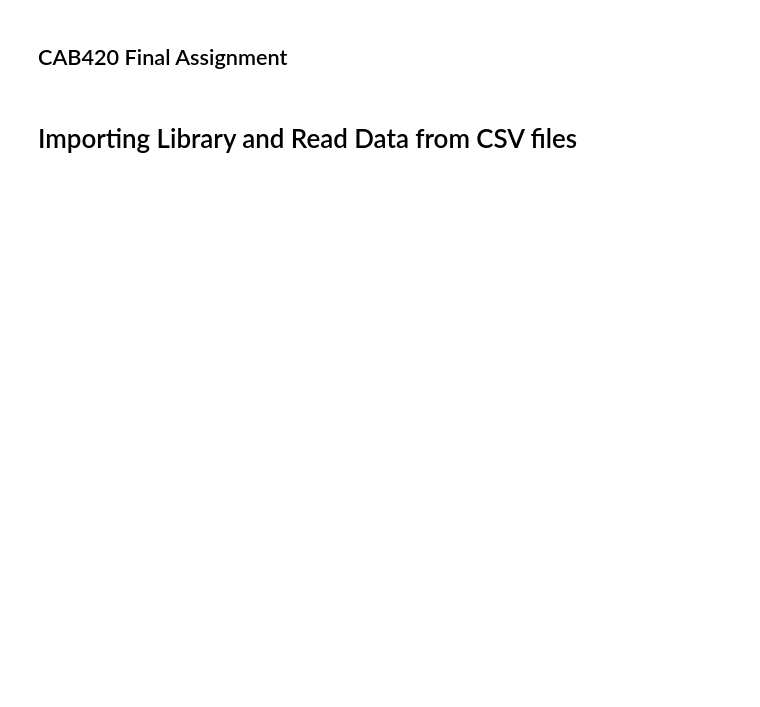
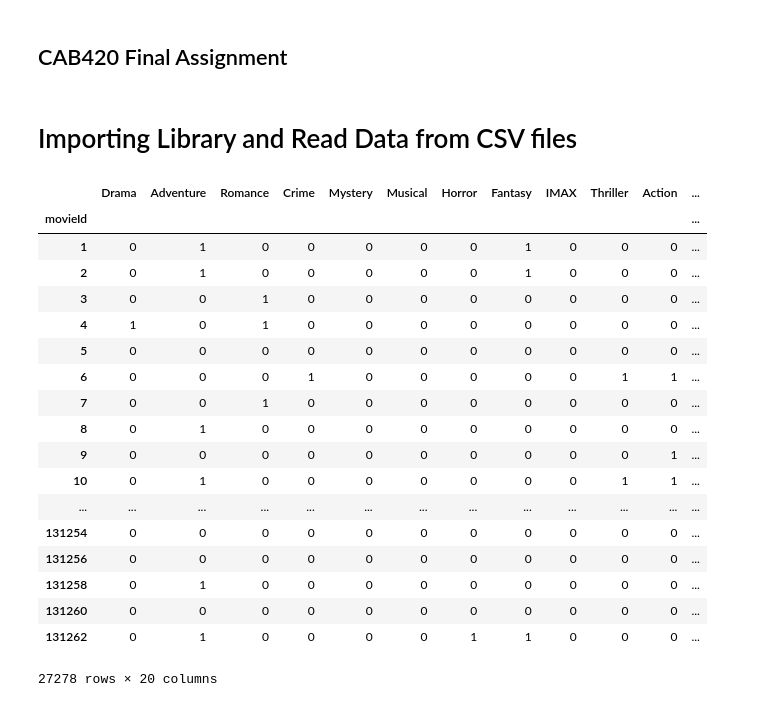
Before and after one commit to Ericlkl/Movie-Rating-Prediction, a Jupyter notebook: Assignment.ipynb, the cells around one changed output. Drawn from its saved outputs; the diff is of its cells as text; code cells hidden in the pictures; blank space fills up the shorter version.

```diff
--- a/Assignment.ipynb
+++ b/Assignment.ipynb
@@ -41,9 +40,35 @@ def get_all_genres():
 # %%
 # Add the dummy data back to the dataset
 for genre in get_all_genres():
     movies_dataset[genre] = genresDummy[genre]
 
+# Cannot use year as parameter because in movie 3xxxx there is a movie does not have years
+# movies_dataset["year"] = movies_dataset["title"].str.extract(r"\(([0-9]+)\)").astype(dtype=np.int)
+
+
 # Filtering duplicate values in the MovieGenre list
 movies_dataset = movies_dataset.drop(columns=['genres', 'title'], axis=1)
+
+movies_dataset
+# %% [output]
+|  | Drama | Adventure | Romance | Crime | Mystery | Musical | Horror | Fantasy | IMAX | Thriller | Action | ... |
+| movieId |  |  |  |  |  |  |  |  |  |  |  | ... |
+| 1 | 0 | 1 | 0 | 0 | 0 | 0 | 0 | 1 | 0 | 0 | 0 | ... |
+| 2 | 0 | 1 | 0 | 0 | 0 | 0 | 0 | 1 | 0 | 0 | 0 | ... |
+| 3 | 0 | 0 | 1 | 0 | 0 | 0 | 0 | 0 | 0 | 0 | 0 | ... |
+| 4 | 1 | 0 | 1 | 0 | 0 | 0 | 0 | 0 | 0 | 0 | 0 | ... |
+| 5 | 0 | 0 | 0 | 0 | 0 | 0 | 0 | 0 | 0 | 0 | 0 | ... |
+| 6 | 0 | 0 | 0 | 1 | 0 | 0 | 0 | 0 | 0 | 1 | 1 | ... |
+| 7 | 0 | 0 | 1 | 0 | 0 | 0 | 0 | 0 | 0 | 0 | 0 | ... |
+| 8 | 0 | 1 | 0 | 0 | 0 | 0 | 0 | 0 | 0 | 0 | 0 | ... |
+| 9 | 0 | 0 | 0 | 0 | 0 | 0 | 0 | 0 | 0 | 0 | 1 | ... |
+| 10 | 0 | 1 | 0 | 0 | 0 | 0 | 0 | 0 | 0 | 1 | 1 | ... |
+| ... | ... | ... | ... | ... | ... | ... | ... | ... | ... | ... | ... | ... |
+| 131254 | 0 | 0 | 0 | 0 | 0 | 0 | 0 | 0 | 0 | 0 | 0 | ... |
+| 131256 | 0 | 0 | 0 | 0 | 0 | 0 | 0 | 0 | 0 | 0 | 0 | ... |
+| 131258 | 0 | 1 | 0 | 0 | 0 | 0 | 0 | 0 | 0 | 0 | 0 | ... |
+| 131260 | 0 | 0 | 0 | 0 | 0 | 0 | 0 | 0 | 0 | 0 | 0 | ... |
+| 131262 | 0 | 1 | 0 | 0 | 0 | 0 | 1 | 1 | 0 | 0 | 0 | ... |
+27278 rows × 20 columns
 # %%
 full_rating_dataset = pd.merge(rating_dataset[["userId","movieId","rating"]], movies_dataset, on='movieId', how="left")
```
Also changed, not shown: parts of 7 cells of this notebook, 2 other files.
